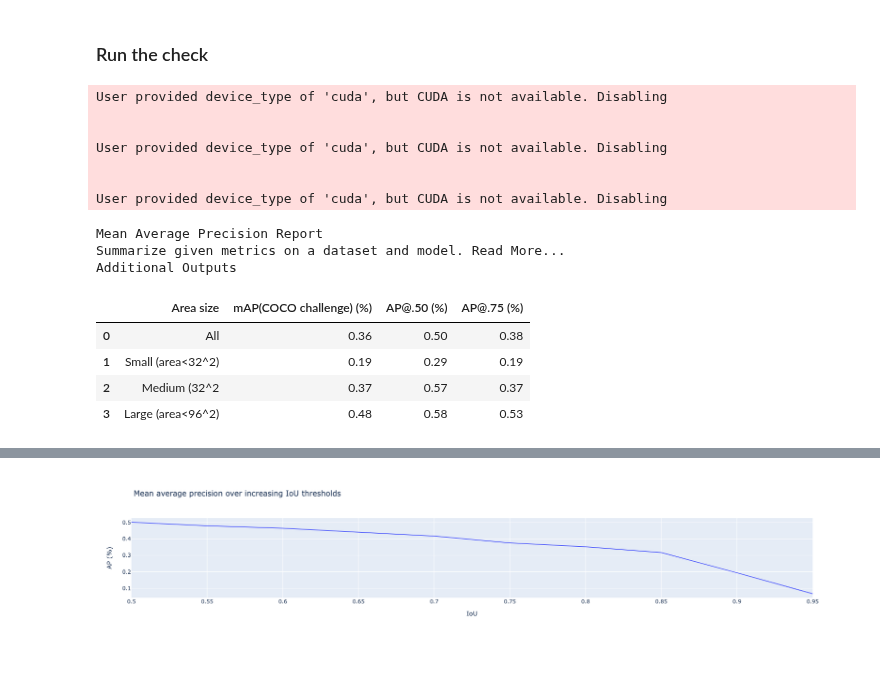
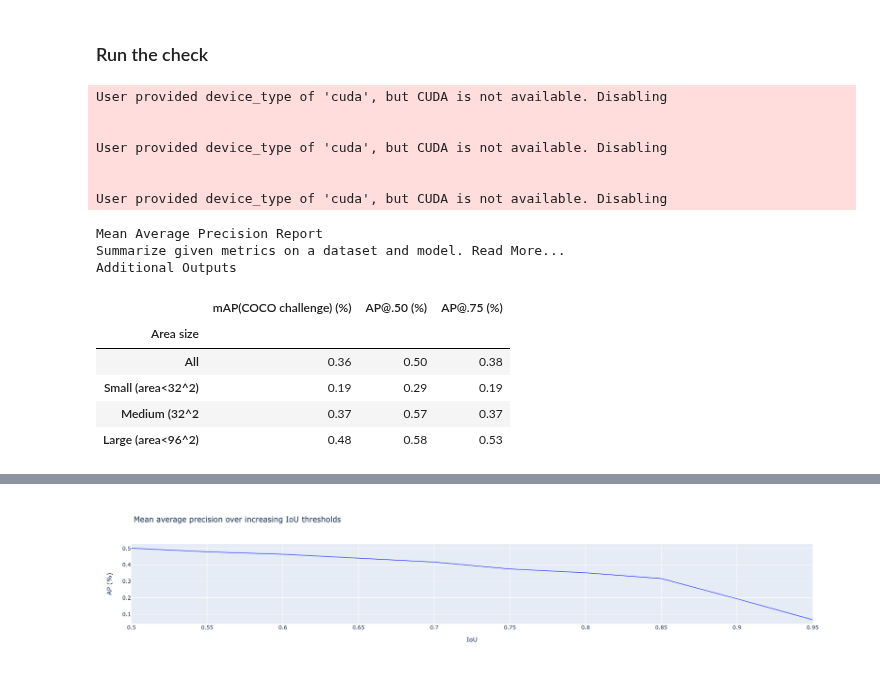
Before and after one commit to deepchecks/deepchecks, a Jupyter notebook: docs/source/examples/vision/checks/performance/mean_average_precision_report.ipynb, the cells around one changed output, grey strips where cells are left out. Cells and saved outputs as stored; diff of their text form; code cells hidden in the pictures.

```diff
--- a/docs/source/examples/vision/checks/performance/mean_average_precision_report.ipynb
+++ b/docs/source/examples/vision/checks/performance/mean_average_precision_report.ipynb
@@ -54,20 +54,22 @@ det_formatter = DetectionPredictionFormatter(coco.yolo_prediction_formatter)
 ### Run the check <a name='run_check_o'></a>
 # %%
 check = MeanAveragePrecisionReport()
-check.run(test_ds, yolo, prediction_formatter=det_formatter)
+result = check.run(test_ds, yolo, prediction_formatter=det_formatter)
+result
 # %% [output]
 User provided device_type of 'cuda', but CUDA is not available. Disabling
 
 
 User provided device_type of 'cuda', but CUDA is not available. Disabling
 
 
 User provided device_type of 'cuda', but CUDA is not available. Disabling
 Mean Average Precision Report
 Summarize given metrics on a dataset and model. Read More...
 Additional Outputs
-|  | Area size | mAP(COCO challenge) (%) | AP@.50 (%) | AP@.75 (%) |
-| 0 | All | 0.36 | 0.50 | 0.38 |
-| 1 | Small (area<32^2) | 0.19 | 0.29 | 0.19 |
-| 2 | Medium (32^2 | 0.37 | 0.57 | 0.37 |
-| 3 | Large (area<96^2) | 0.48 | 0.58 | 0.53 |
+|  | mAP(COCO challenge) (%) | AP@.50 (%) | AP@.75 (%) |
+| Area size |  |  |  |
+| All | 0.36 | 0.50 | 0.38 |
+| Small (area<32^2) | 0.19 | 0.29 | 0.19 |
+| Medium (32^2 | 0.37 | 0.57 | 0.37 |
+| Large (area<96^2) | 0.48 | 0.58 | 0.53 |
```
Also changed, not shown: parts of 5 cells of this notebook, 2 other files.
